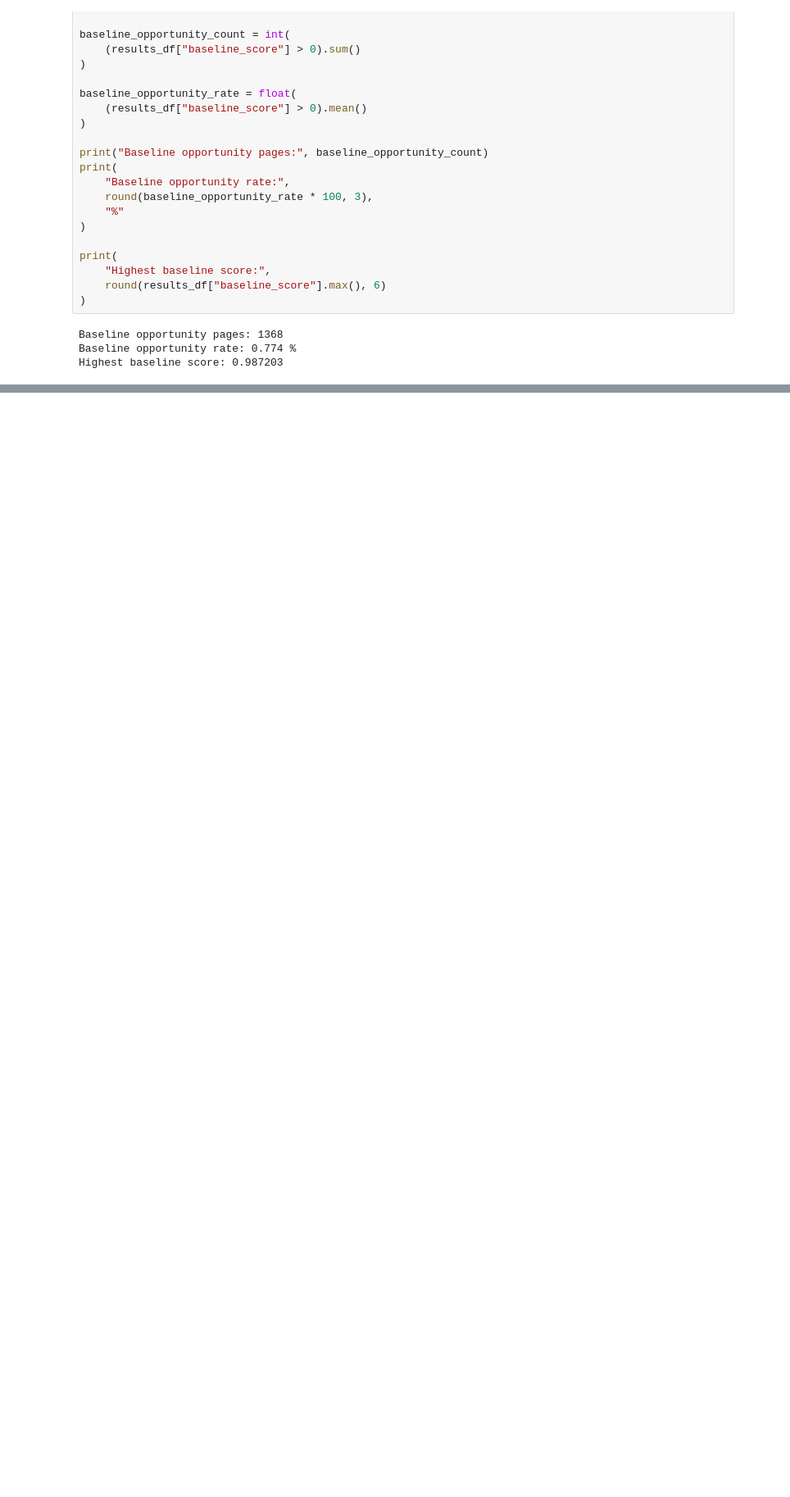
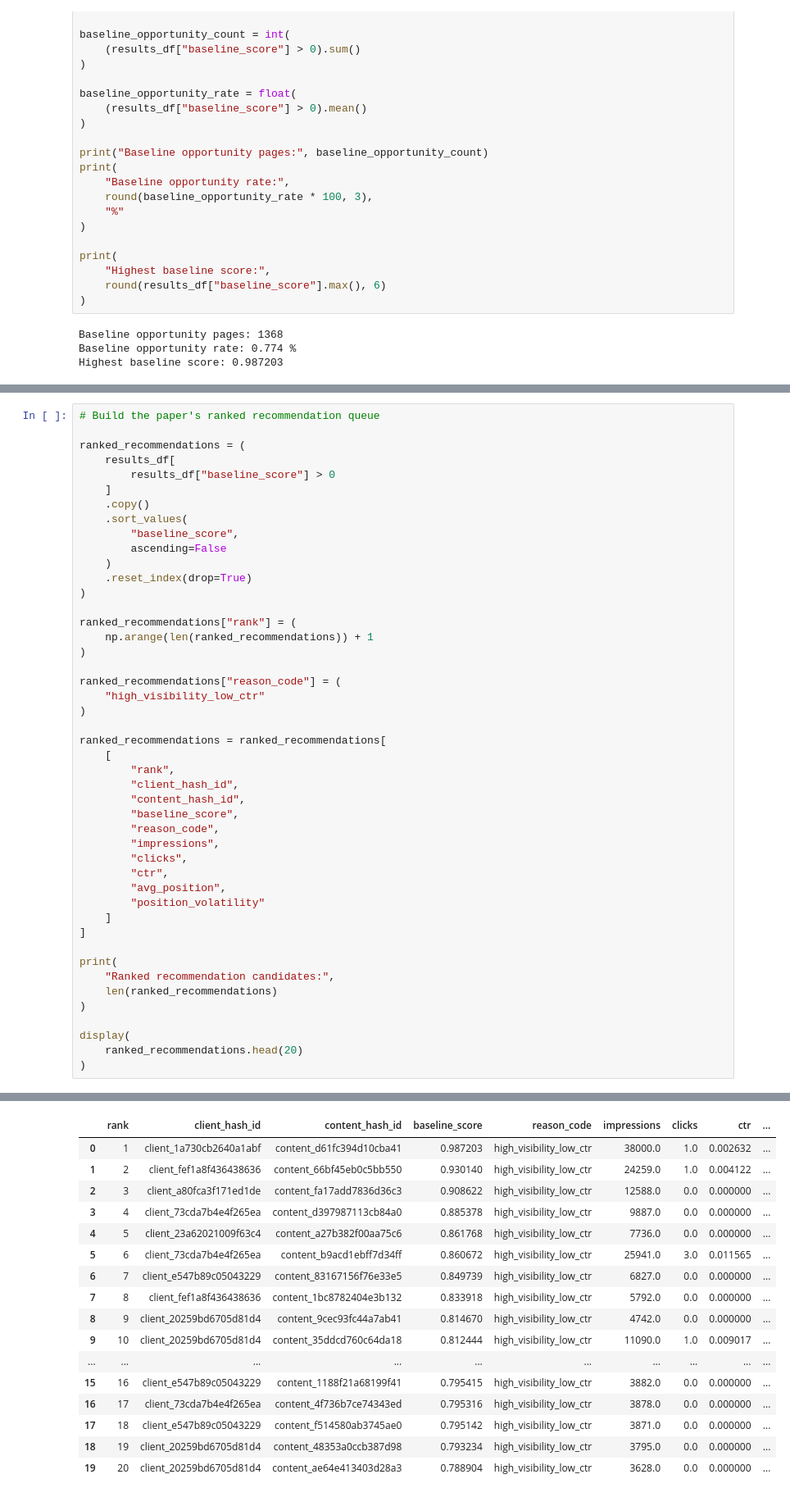
Before and after one commit to girishpatil935/ML_Internship, a Jupyter notebook: work/notebooks/capstone.ipynb, the cells around one changed output, grey strips where cells are left out. Shown at 82% size. Drawn from its saved outputs; the diff is of its cells as text; blank space fills up the shorter version.

```diff
--- a/work/notebooks/capstone.ipynb
+++ b/work/notebooks/capstone.ipynb
@@ -578,0 +861,47 @@ Highest baseline score: 0.987203
+# %%
+# Build the paper's ranked recommendation queue
+
+ranked_recommendations = (
+    results_df[
+        results_df["baseline_score"] > 0
+    ]
+    .copy()
+    .sort_values(
+        "baseline_score",
+        ascending=False
+    )
+    .reset_index(drop=True)
+)
+
+ranked_recommendations["rank"] = (
+    np.arange(len(ranked_recommendations)) + 1
+)
+
+ranked_recommendations["reason_code"] = (
+    "high_visibility_low_ctr"
+)
+
+ranked_recommendations = ranked_recommendations[
+    [
+        "rank",
+        "client_hash_id",
+        "content_hash_id",
+        "baseline_score",
+        "reason_code",
+        "impressions",
+        "clicks",
+        "ctr",
+        "avg_position",
+        "position_volatility"
+    ]
+]
+
+print(
+    "Ranked recommendation candidates:",
+    len(ranked_recommendations)
+)
+
+display(
+    ranked_recommendations.head(20)
+)
+# %% [output]
@@ -578,0 +909,17 @@ Highest baseline score: 0.987203
+|  | rank | client_hash_id | content_hash_id | baseline_score | reason_code | impressions | clicks | ctr | ... |
+| 0 | 1 | client_1a730cb2640a1abf | content_d61fc394d10cba41 | 0.987203 | high_visibility_low_ctr | 38000.0 | 1.0 | 0.002632 | ... |
+| 1 | 2 | client_fef1a8f436438636 | content_66bf45eb0c5bb550 | 0.930140 | high_visibility_low_ctr | 24259.0 | 1.0 | 0.004122 | ... |
+| 2 | 3 | client_a80fca3f171ed1de | content_fa17add7836d36c3 | 0.908622 | high_visibility_low_ctr | 12588.0 | 0.0 | 0.000000 | ... |
+| 3 | 4 | client_73cda7b4e4f265ea | content_d397987113cb84a0 | 0.885378 | high_visibility_low_ctr | 9887.0 | 0.0 | 0.000000 | ... |
+| 4 | 5 | client_23a62021009f63c4 | content_a27b382f00aa75c6 | 0.861768 | high_visibility_low_ctr | 7736.0 | 0.0 | 0.000000 | ... |
+| 5 | 6 | client_73cda7b4e4f265ea | content_b9acd1ebff7d34ff | 0.860672 | high_visibility_low_ctr | 25941.0 | 3.0 | 0.011565 | ... |
+| 6 | 7 | client_e547b89c05043229 | content_83167156f76e33e5 | 0.849739 | high_visibility_low_ctr | 6827.0 | 0.0 | 0.000000 | ... |
+| 7 | 8 | client_fef1a8f436438636 | content_1bc8782404e3b132 | 0.833918 | high_visibility_low_ctr | 5792.0 | 0.0 | 0.000000 | ... |
+| 8 | 9 | client_20259bd6705d81d4 | content_9cec93fc44a7ab41 | 0.814670 | high_visibility_low_ctr | 4742.0 | 0.0 | 0.000000 | ... |
+| 9 | 10 | client_20259bd6705d81d4 | content_35ddcd760c64da18 | 0.812444 | high_visibility_low_ctr | 11090.0 | 1.0 | 0.009017 | ... |
+| ... | ... | ... | ... | ... | ... | ... | ... | ... | ... |
+| 15 | 16 | client_e547b89c05043229 | content_1188f21a68199f41 | 0.795415 | high_visibility_low_ctr | 3882.0 | 0.0 | 0.000000 | ... |
+| 16 | 17 | client_73cda7b4e4f265ea | content_4f736b7ce74343ed | 0.795316 | high_visibility_low_ctr | 3878.0 | 0.0 | 0.000000 | ... |
+| 17 | 18 | client_e547b89c05043229 | content_f514580ab3745ae0 | 0.795142 | high_visibility_low_ctr | 3871.0 | 0.0 | 0.000000 | ... |
+| 18 | 19 | client_20259bd6705d81d4 | content_48353a0ccb387d98 | 0.793234 | high_visibility_low_ctr | 3795.0 | 0.0 | 0.000000 | ... |
+| 19 | 20 | client_20259bd6705d81d4 | content_ae64e413403d28a3 | 0.788904 | high_visibility_low_ctr | 3628.0 | 0.0 | 0.000000 | ... |
```
Also changed, not shown: parts of 19 cells of this notebook.
